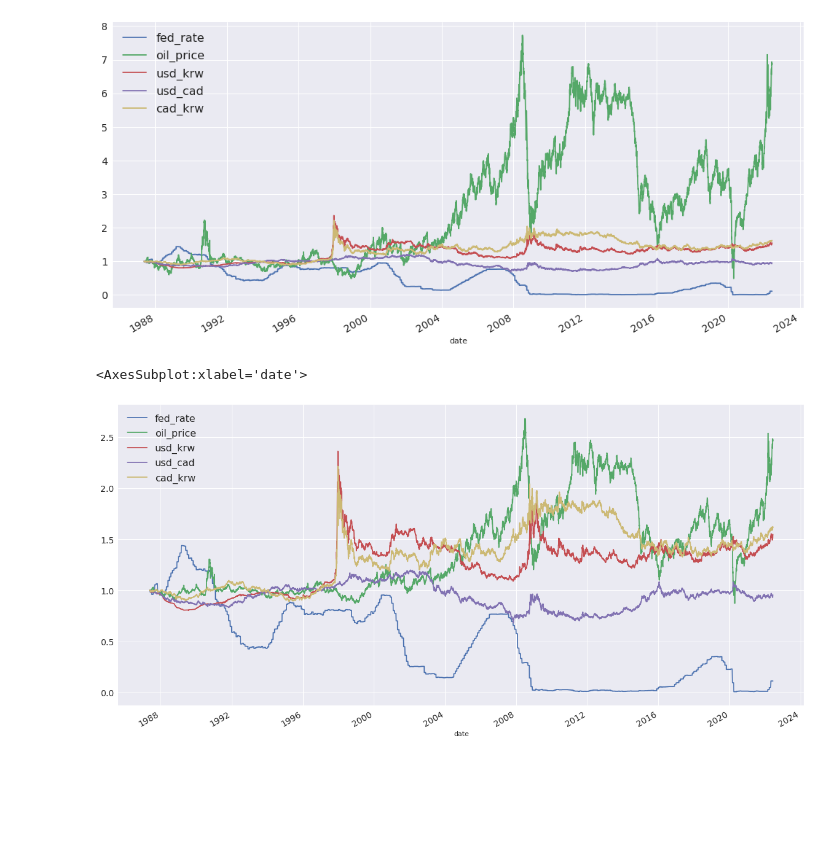
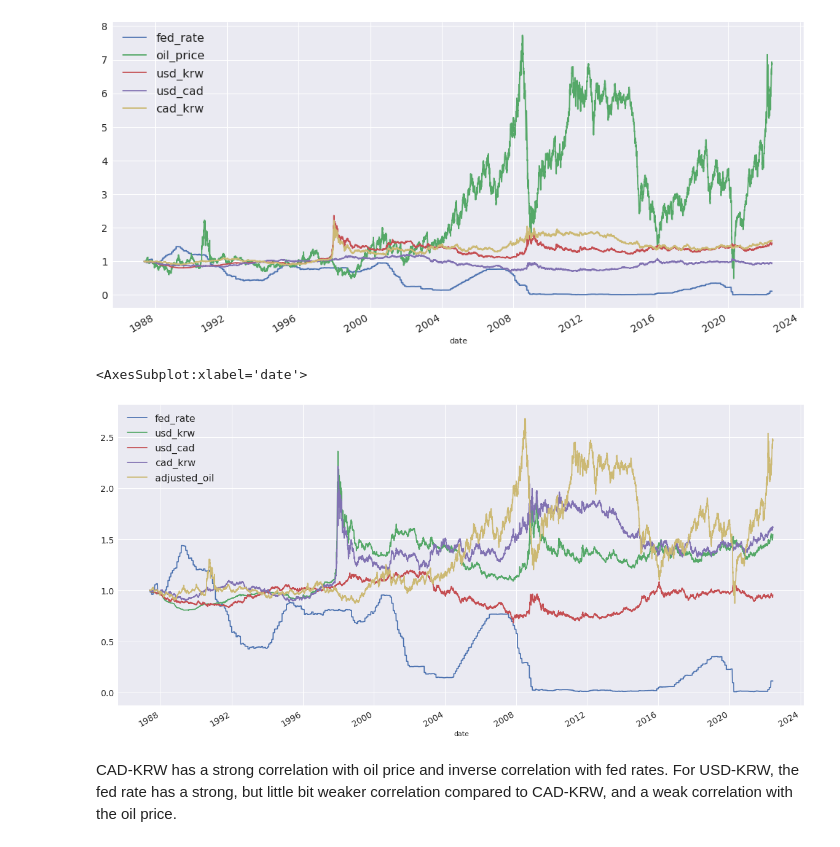
Before and after one commit to sidhlee/data-science-and-machine-learning, a Jupyter notebook: playground/shi-bum/krw_rates.ipynb, the cells around one changed output. Drawn from its saved outputs; the diff is of its cells as text; code cells hidden in the pictures; blank space fills up the shorter version.

Commit message:
rates and usdkrw

```diff
--- a/playground/shi-bum/krw_rates.ipynb
+++ b/playground/shi-bum/krw_rates.ipynb
@@ -249,16 +249,19 @@ df["cad_krw"].plot()
 [figure]
 # %%
 # normalize with the starting value
-df = df.dropna()
-df = df / df.iloc[0]
-df.plot()
+normalized = df.dropna()
+normalized = normalized / normalized.iloc[0]
+normalized.plot()
 # %% [output]
 <AxesSubplot:xlabel='date'>
 [figure]
 # %%
 # scale down oil to see them better
-df.oil_price = df.oil_price / 4 + 0.75
-df.plot(figsize=(20, 10))
+normalized["adjusted_oil"] = normalized.oil_price / 4 + 0.75
+normalized.drop('oil_price', axis=1).plot(figsize=(20, 10))
 # %% [output]
 <AxesSubplot:xlabel='date'>
-[figure, old version]
+[figure, new version]
+# %% [markdown]
+CAD-KRW has a strong correlation with oil price and inverse correlation with fed rates.
+For USD-KRW, the fed rate has a strong, but little bit weaker correlation compared to CAD-KRW, and a weak correlation with the oil price.
```
Also changed, not shown: parts of 11 cells of this notebook.
